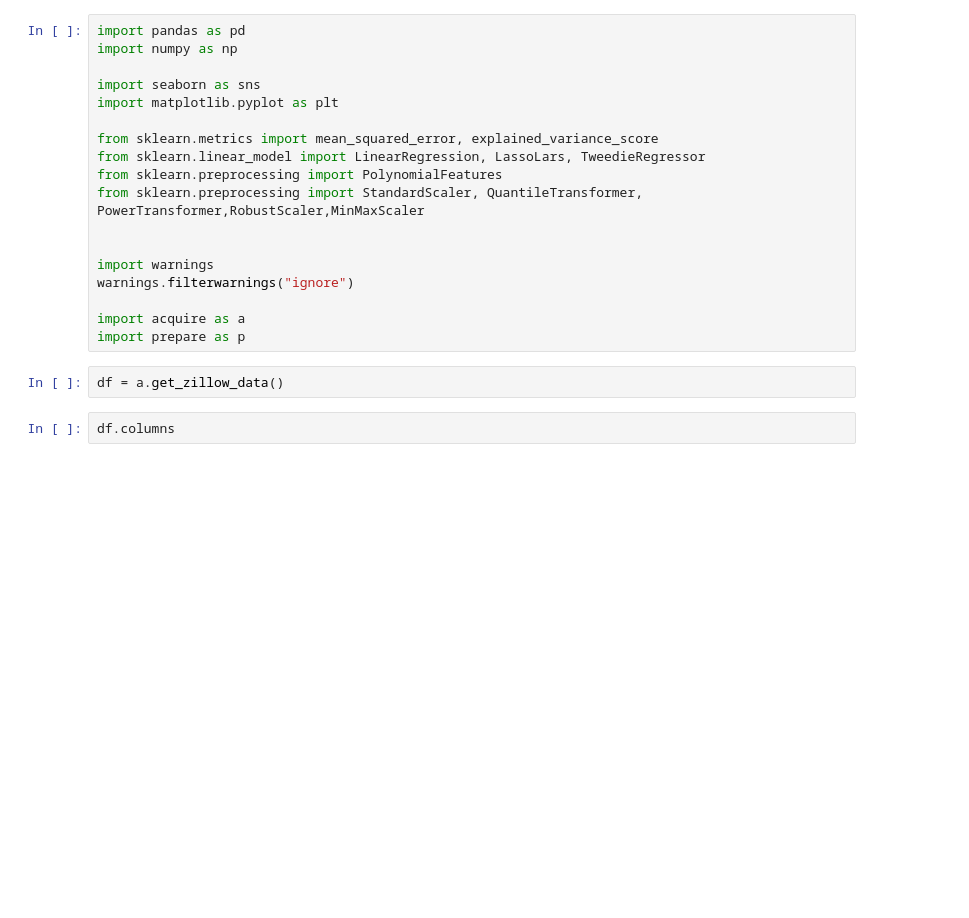
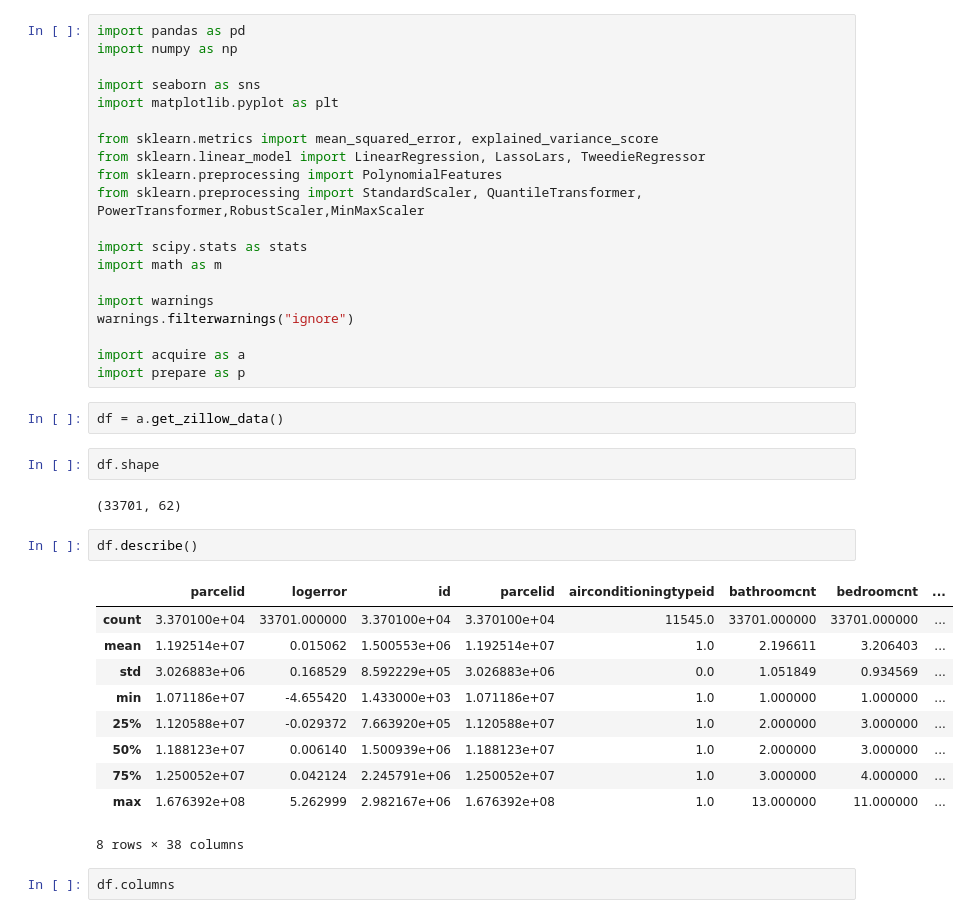
Before and after one commit to Johndsalas/scaling_example, a Jupyter notebook: scaling_example_main.ipynb, the cells around one changed output. Cells and saved outputs as stored; diff of their text form; blank space fills up the shorter version.

```diff
--- a/scaling_example_main.ipynb
+++ b/scaling_example_main.ipynb
@@ -10,6 +10,8 @@ from sklearn.linear_model import LinearRegression, LassoLars, TweedieRegressor
 from sklearn.preprocessing import PolynomialFeatures
 from sklearn.preprocessing import StandardScaler, QuantileTransformer, PowerTransformer,RobustScaler,MinMaxScaler
 
+import scipy.stats as stats
+import math as m
 
 import warnings
 warnings.filterwarnings("ignore")
@@ -18,6 +20,23 @@ import acquire as a
 import prepare as p
 # %%
 df = a.get_zillow_data()
+# %%
+df.shape
+# %% [output]
+(33701, 62)
+# %%
+df.describe()
+# %% [output]
+|  | parcelid | logerror | id | parcelid | airconditioningtypeid | bathroomcnt | bedroomcnt | ... |
+| count | 3.370100e+04 | 33701.000000 | 3.370100e+04 | 3.370100e+04 | 11545.0 | 33701.000000 | 33701.000000 | ... |
+| mean | 1.192514e+07 | 0.015062 | 1.500553e+06 | 1.192514e+07 | 1.0 | 2.196611 | 3.206403 | ... |
+| std | 3.026883e+06 | 0.168529 | 8.592229e+05 | 3.026883e+06 | 0.0 | 1.051849 | 0.934569 | ... |
+| min | 1.071186e+07 | -4.655420 | 1.433000e+03 | 1.071186e+07 | 1.0 | 1.000000 | 1.000000 | ... |
+| 25% | 1.120588e+07 | -0.029372 | 7.663920e+05 | 1.120588e+07 | 1.0 | 2.000000 | 3.000000 | ... |
+| 50% | 1.188123e+07 | 0.006140 | 1.500939e+06 | 1.188123e+07 | 1.0 | 2.000000 | 3.000000 | ... |
+| 75% | 1.250052e+07 | 0.042124 | 2.245791e+06 | 1.250052e+07 | 1.0 | 3.000000 | 4.000000 | ... |
+| max | 1.676392e+08 | 5.262999 | 2.982167e+06 | 1.676392e+08 | 1.0 | 13.000000 | 11.000000 | ... |
+8 rows × 38 columns
 # %%
 df.columns
 # %% [output]
```
Also changed, not shown: parts of 17 cells of this notebook.
